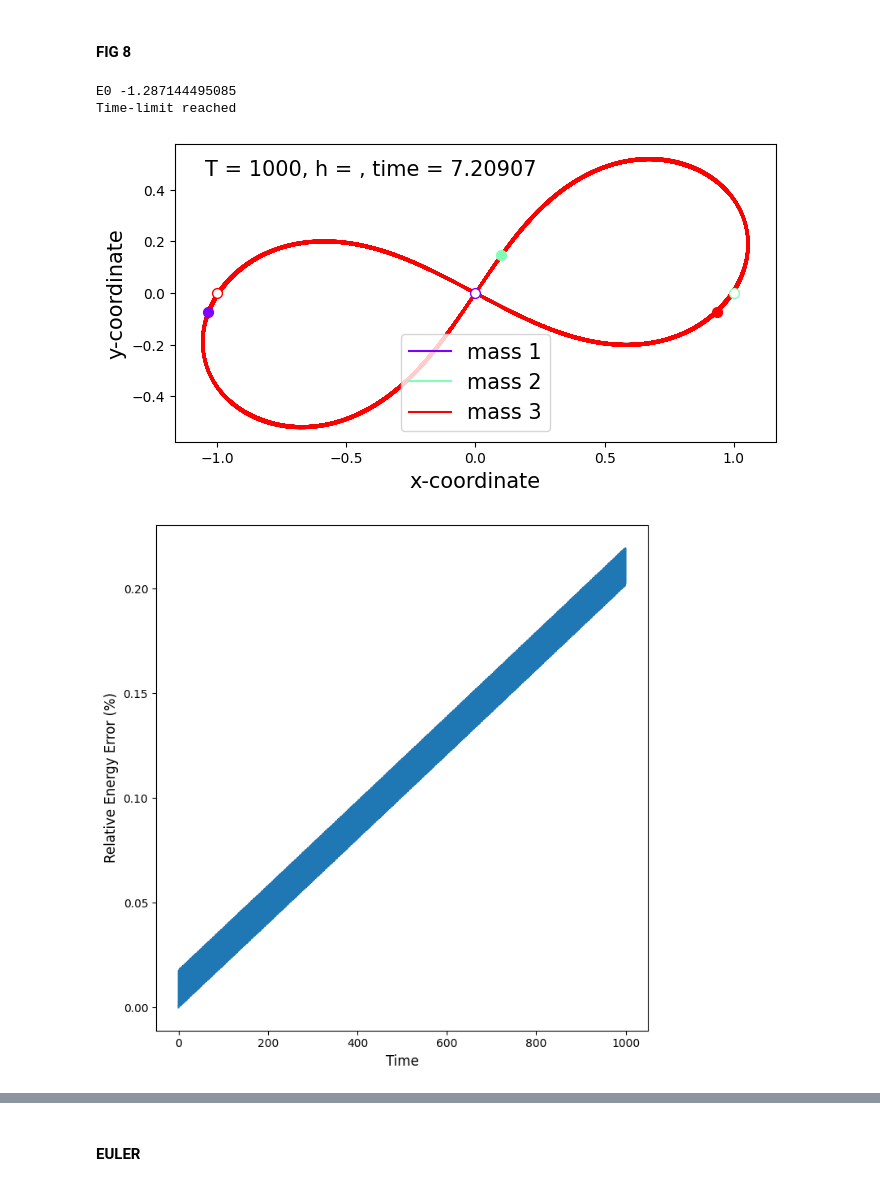
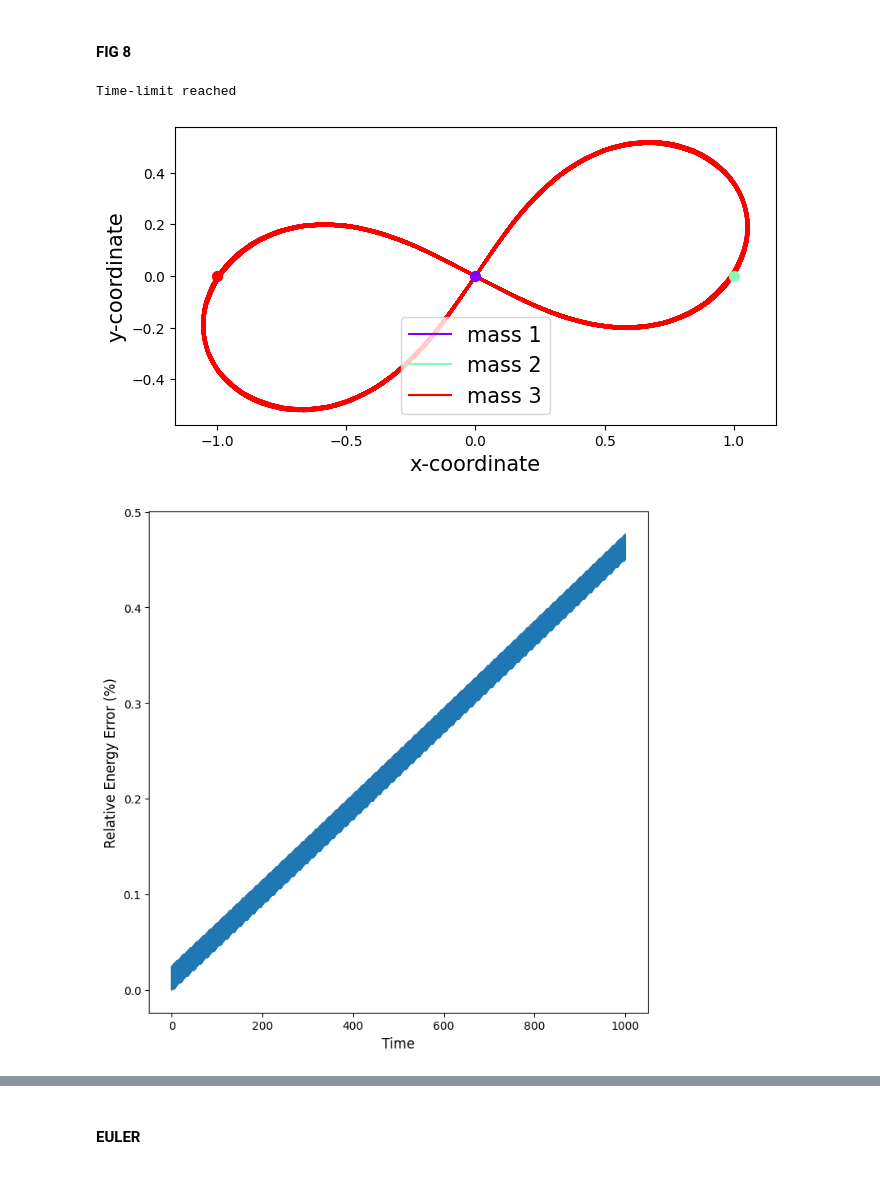
Before and after one commit to williamjones7/Dissertation, a Jupyter notebook: 3 Body Orbits.ipynb, the cells around one changed output, grey strips where cells are left out. Cells and saved outputs as stored; diff of their text form; code cells hidden in the pictures.

```diff
--- a/3 Body Orbits.ipynb
+++ b/3 Body Orbits.ipynb
@@ -143,15 +134,14 @@ masses = np.array([m1, m2, m3])
 # %%
 T = 1000
 hlim = 1e-3
-C = 0.5
+C = 0.55
 # %%
-traj, ke_traj, pe_traj = solver(T, C, hlim, r0s, v0s, G, masses)
+traj = solver(T, C, hlim, r0s, v0s, G, masses)
 # %% [output]
-E0 -1.287144495085
 Time-limit reached
 # %%
-PlotOrbits(traj, '', T, '', masses)
+PlotOrbits(traj)
 PlotEnergy(traj)
 # %% [output]
-[figure, old version]
+[figure, new version]
-[figure, old version]
+[figure, new version]
```
Also changed, not shown: parts of 10 cells of this notebook, 5 other files.
